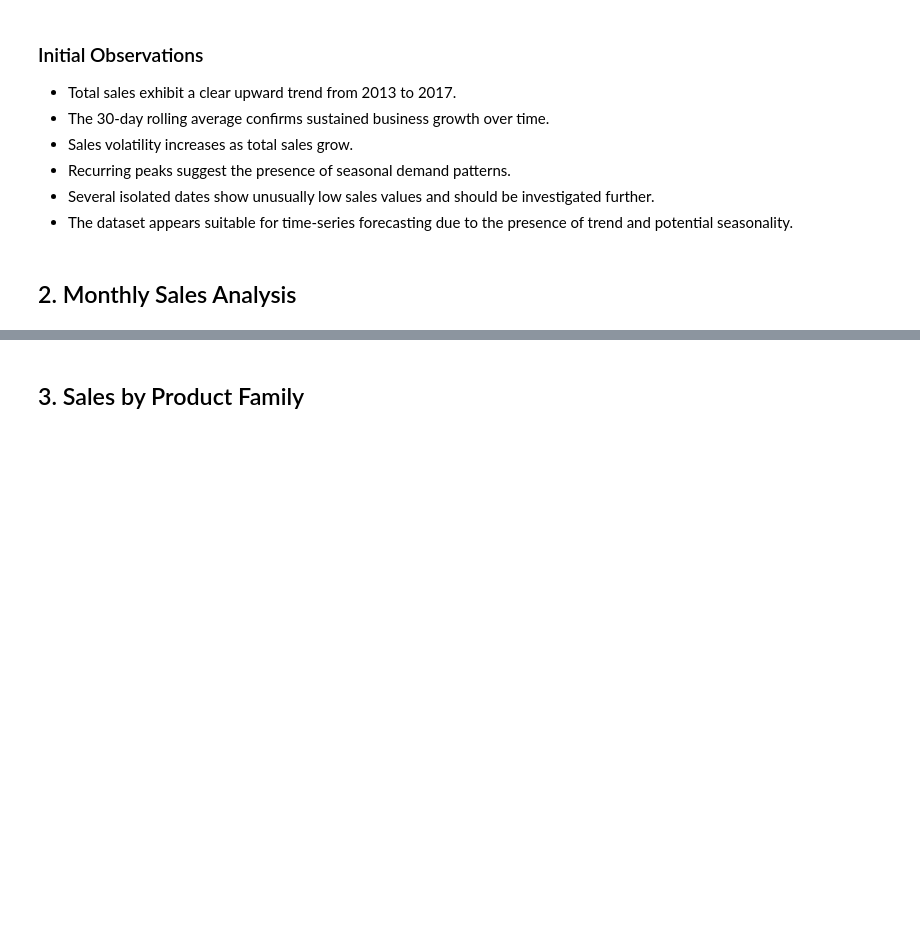
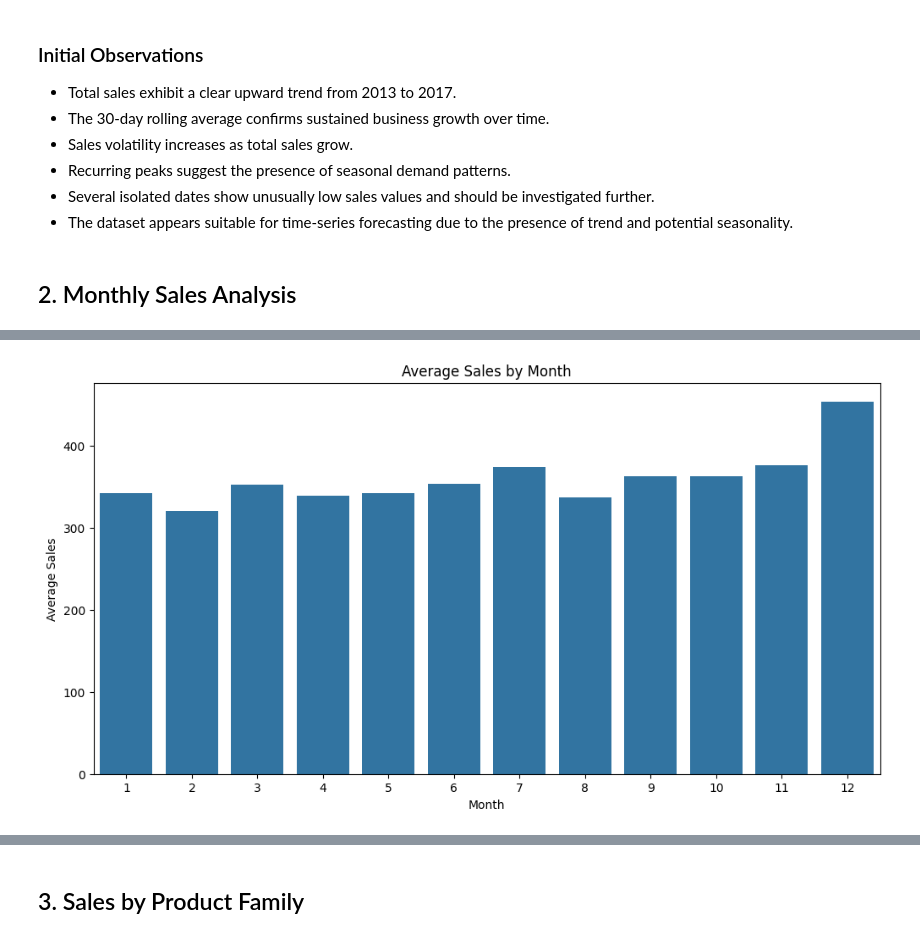
Before and after one commit to Edugar97/retail-demand-forecasting, a Jupyter notebook: notebooks/01_data_understanding.ipynb, the cells around one changed output, grey strips where cells are left out. Saved outputs shown, nothing was run; the diff lists cells and outputs as text; code cells hidden in the pictures; blank space fills up the shorter version.

```diff
--- a/notebooks/01_data_understanding.ipynb
+++ b/notebooks/01_data_understanding.ipynb
@@ -287,0 +328,8 @@ plt.show()
+# %%
+avg_month_sales = (
+    df.groupby('month')['sales']
+      .mean()
+      .reset_index()
+)
+
+avg_month_sales
@@ -287,0 +350,16 @@ plt.show()
+# %%
+plt.figure(figsize=(12,6))
+
+sns.barplot(
+    data=avg_month_sales,
+    x='month',
+    y='sales'
+)
+
+plt.title('Average Sales by Month')
+plt.xlabel('Month')
+plt.ylabel('Average Sales')
+
+plt.show()
+# %% [output]
+[figure, added]
```
Also changed, not shown: parts of 6 cells of this notebook.
